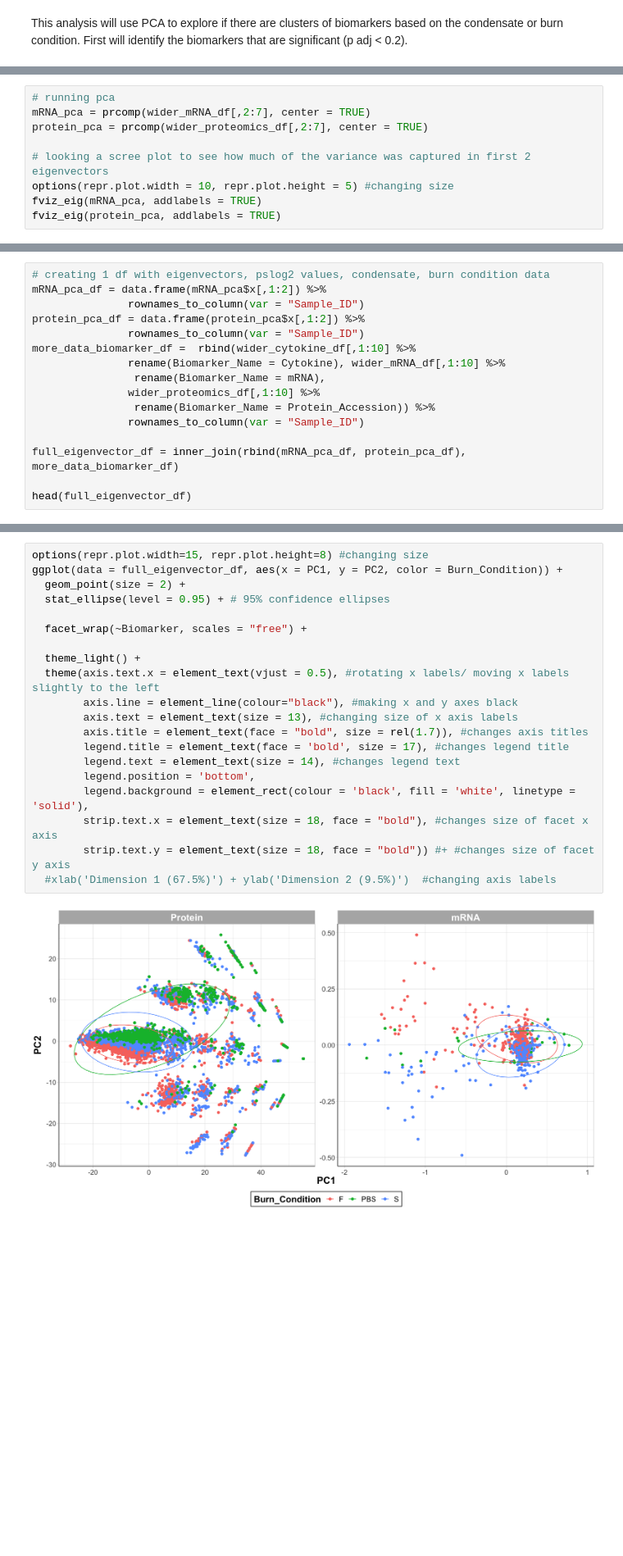
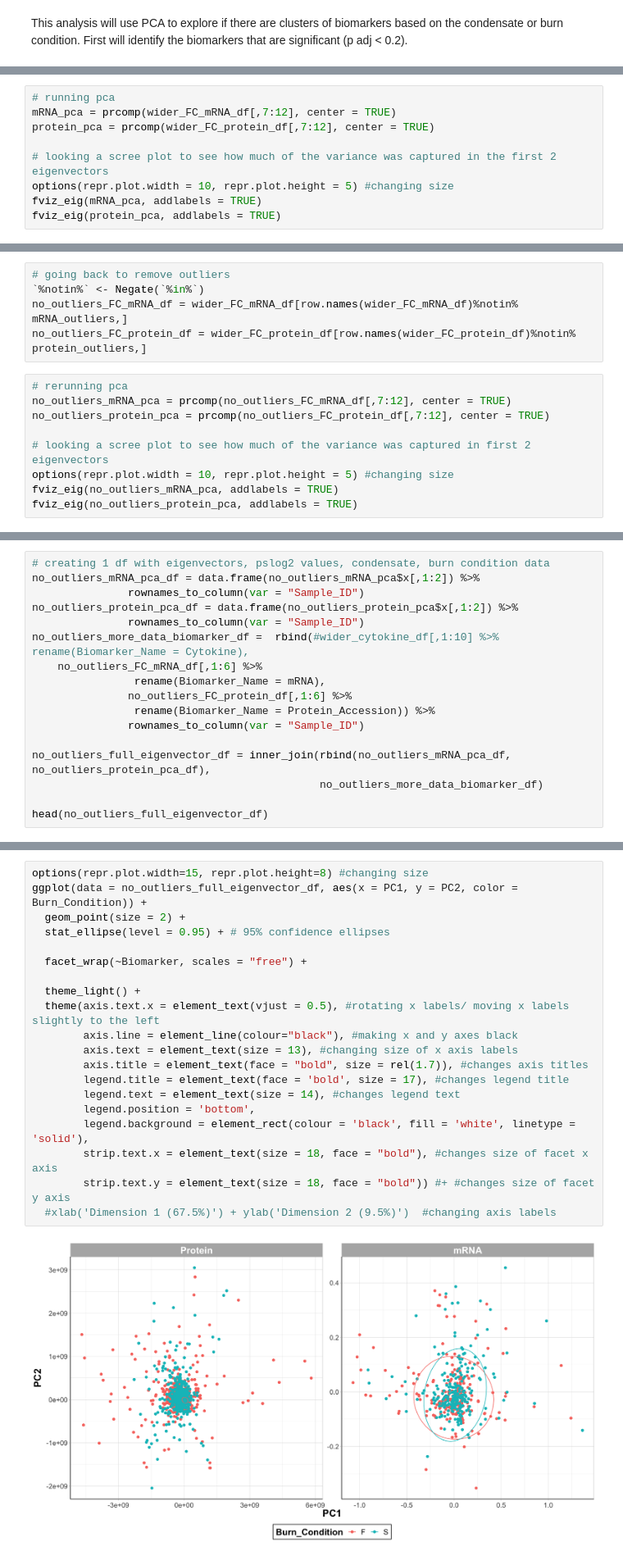
Before and after one commit to UNC-CEMALB/Burn-pit-smoke-condensate-mediated-toxicity-in-human-airway-epithelial-cells-, a Jupyter notebook: 3. Biomarker Cluster Analysis/Biomarker Cluster Analysis.ipynb, the cells around one changed output, grey strips where cells are left out. Shown at 82% size. Drawn from its saved outputs; the diff is of its cells as text; blank space fills up the shorter version.

```diff
--- a/3. Biomarker Cluster Analysis/Biomarker Cluster Analysis.ipynb
+++ b/3. Biomarker Cluster Analysis/Biomarker Cluster Analysis.ipynb
@@ -177,9 +268,9 @@ None of the cytokines were significant.
 # %%
 # running pca
-mRNA_pca = prcomp(wider_mRNA_df[,2:7], center = TRUE)
-protein_pca = prcomp(wider_proteomics_df[,2:7], center = TRUE)
+mRNA_pca = prcomp(wider_FC_mRNA_df[,7:12], center = TRUE)
+protein_pca = prcomp(wider_FC_protein_df[,7:12], center = TRUE)
 
-# looking a scree plot to see how much of the variance was captured in first 2 eigenvectors
+# looking a scree plot to see how much of the variance was captured in the first 2 eigenvectors
 options(repr.plot.width = 10, repr.plot.height = 5) #changing size
 fviz_eig(mRNA_pca, addlabels = TRUE)
 fviz_eig(protein_pca, addlabels = TRUE)
@@ -188,0 +311,14 @@ fviz_eig(protein_pca, addlabels = TRUE)
+# %%
+# going back to remove outliers
+`%notin%` <- Negate(`%in%`)
+no_outliers_FC_mRNA_df = wider_FC_mRNA_df[row.names(wider_FC_mRNA_df)%notin% mRNA_outliers,]
+no_outliers_FC_protein_df = wider_FC_protein_df[row.names(wider_FC_protein_df)%notin% protein_outliers,]
+# %%
+# rerunning pca
+no_outliers_mRNA_pca = prcomp(no_outliers_FC_mRNA_df[,7:12], center = TRUE)
+no_outliers_protein_pca = prcomp(no_outliers_FC_protein_df[,7:12], center = TRUE)
+
+# looking a scree plot to see how much of the variance was captured in first 2 eigenvectors
+options(repr.plot.width = 10, repr.plot.height = 5) #changing size
+fviz_eig(no_outliers_mRNA_pca, addlabels = TRUE)
+fviz_eig(no_outliers_protein_pca, addlabels = TRUE)
@@ -189,18 +328,19 @@ fviz_eig(protein_pca, addlabels = TRUE)
 # %%
 # creating 1 df with eigenvectors, pslog2 values, condensate, burn condition data
-mRNA_pca_df = data.frame(mRNA_pca$x[,1:2]) %>%
+no_outliers_mRNA_pca_df = data.frame(no_outliers_mRNA_pca$x[,1:2]) %>%
                rownames_to_column(var = "Sample_ID")
-protein_pca_df = data.frame(protein_pca$x[,1:2]) %>%
+no_outliers_protein_pca_df = data.frame(no_outliers_protein_pca$x[,1:2]) %>%
                rownames_to_column(var = "Sample_ID")
-more_data_biomarker_df =  rbind(wider_cytokine_df[,1:10] %>%
-               rename(Biomarker_Name = Cytokine), wider_mRNA_df[,1:10] %>%
+no_outliers_more_data_biomarker_df =  rbind(#wider_cytokine_df[,1:10] %>% rename(Biomarker_Name = Cytokine),
+    no_outliers_FC_mRNA_df[,1:6] %>%
                 rename(Biomarker_Name = mRNA),
-               wider_proteomics_df[,1:10] %>%
+               no_outliers_FC_protein_df[,1:6] %>%
                 rename(Biomarker_Name = Protein_Accession)) %>%
                rownames_to_column(var = "Sample_ID")
 
-full_eigenvector_df = inner_join(rbind(mRNA_pca_df, protein_pca_df), more_data_biomarker_df)
+no_outliers_full_eigenvector_df = inner_join(rbind(no_outliers_mRNA_pca_df, no_outliers_protein_pca_df),
+                                             no_outliers_more_data_biomarker_df)
 
-head(full_eigenvector_df)
+head(no_outliers_full_eigenvector_df)
 # %% [output]
 Joining with `by = join_by(Sample_ID)`
@@ -216,22 +356,22 @@ A data.frame: 6 × 13
 # %%
 options(repr.plot.width=15, repr.plot.height=8) #changing size
-ggplot(data = full_eigenvector_df, aes(x = PC1, y = PC2, color = Burn_Condition)) +
+ggplot(data = no_outliers_full_eigenvector_df, aes(x = PC1, y = PC2, color = Burn_Condition)) +
   geom_point(size = 2) +
   stat_ellipse(level = 0.95) + # 95% confidence ellipses
 
   facet_wrap(~Biomarker, scales = "free") +
 
   theme_light() +
   theme(axis.text.x = element_text(vjust = 0.5), #rotating x labels/ moving x labels slightly to the left
         axis.line = element_line(colour="black"), #making x and y axes black
         axis.text = element_text(size = 13), #changing size of x axis labels
         axis.title = element_text(face = "bold", size = rel(1.7)), #changes axis titles
         legend.title = element_text(face = 'bold', size = 17), #changes legend title
         legend.text = element_text(size = 14), #changes legend text
         legend.position = 'bottom',
         legend.background = element_rect(colour = 'black', fill = 'white', linetype = 'solid'),
         strip.text.x = element_text(size = 18, face = "bold"), #changes size of facet x axis
         strip.text.y = element_text(size = 18, face = "bold")) #+ #changes size of facet y axis
   #xlab('Dimension 1 (67.5%)') + ylab('Dimension 2 (9.5%)')  #changing axis labels
 # %% [output]
-[figure, old version]
+[figure, new version]
```
Also changed, not shown: parts of 16 cells of this notebook.
